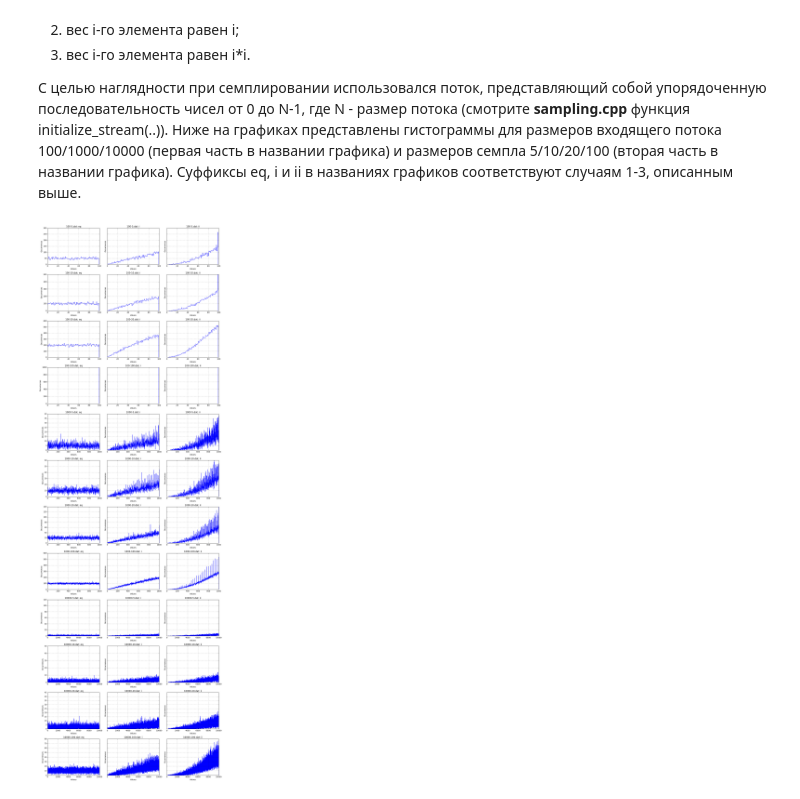
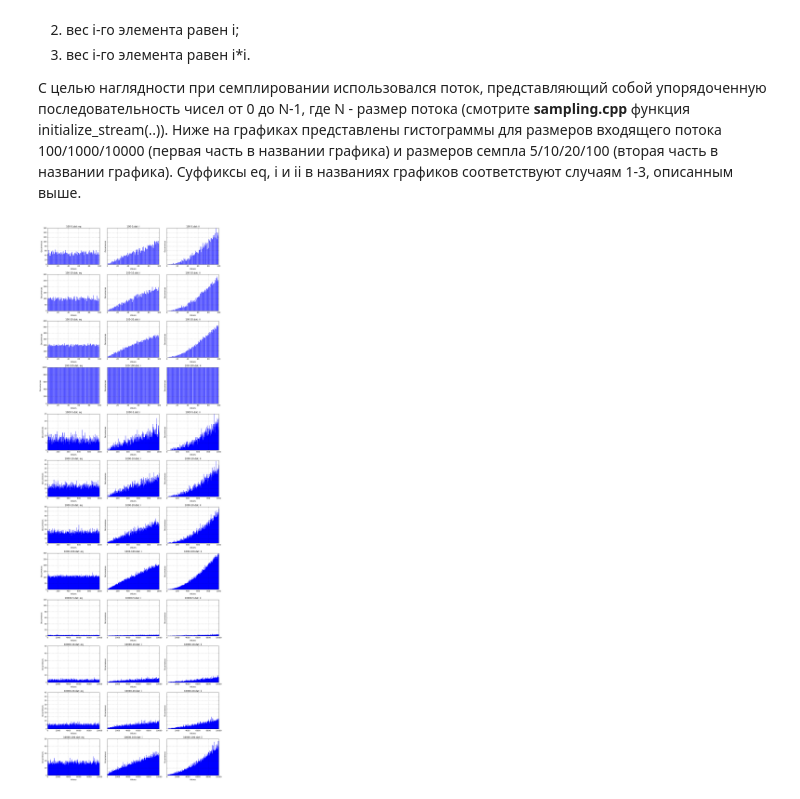
Before and after one commit to dkaganovich/mag-algo-C1207, a Jupyter notebook: sampling.ipynb, the cells around one changed output. Saved outputs shown, nothing was run; the diff lists cells and outputs as text; code cells hidden in the pictures.

Commit message:
fix issue with hist

```diff
--- a/sampling.ipynb
+++ b/sampling.ipynb
@@ -20,32 +20,32 @@ def parse_dat(filename):
         for i in xrange(3):
             sample_size = int(f.next())
             sample = []
             for j in xrange(sample_size):
                 sample.append(int(f.next()))
             result.append(sample)
     return result
 
 def draw(ax, title, data, stream_size):
     ax.set_title(title)
-    ax.hist(data, bins=stream_size, histtype='step')
+    ax.hist(data, bins=4 * stream_size, histtype='step')
     ax.set_xlabel("Values")
     ax.set_ylabel("Occurrences")
     ax.legend(loc='best', frameon=False)
     ax.grid(True)
 
 fig, axes = plt.subplots(12, 3, sharey="row", figsize=(14,42))
 ofs = ["100-5.dat", "100-10.dat", "100-20.dat", "100-100.dat",
        "1000-5.dat", "1000-10.dat", "1000-20.dat", "1000-100.dat",
        "10000-5.dat", "10000-10.dat", "10000-20.dat", "10000-100.dat"]
 
 for j in xrange(12):
     of = ofs[j]
 #     stream_size = int(of.split("-")[0])
     eq, i, ii = parse_dat(of)
     draw(axes[j][0], of + ": eq", eq, len(set(eq)))
     draw(axes[j][1], of + ": i", i, len(set(i)))
     draw(axes[j][2], of + ": ii", ii, len(set(ii)))
 
 plt.tight_layout()
 # %% [output]
-[figure, old version]
+[figure, new version]
```
